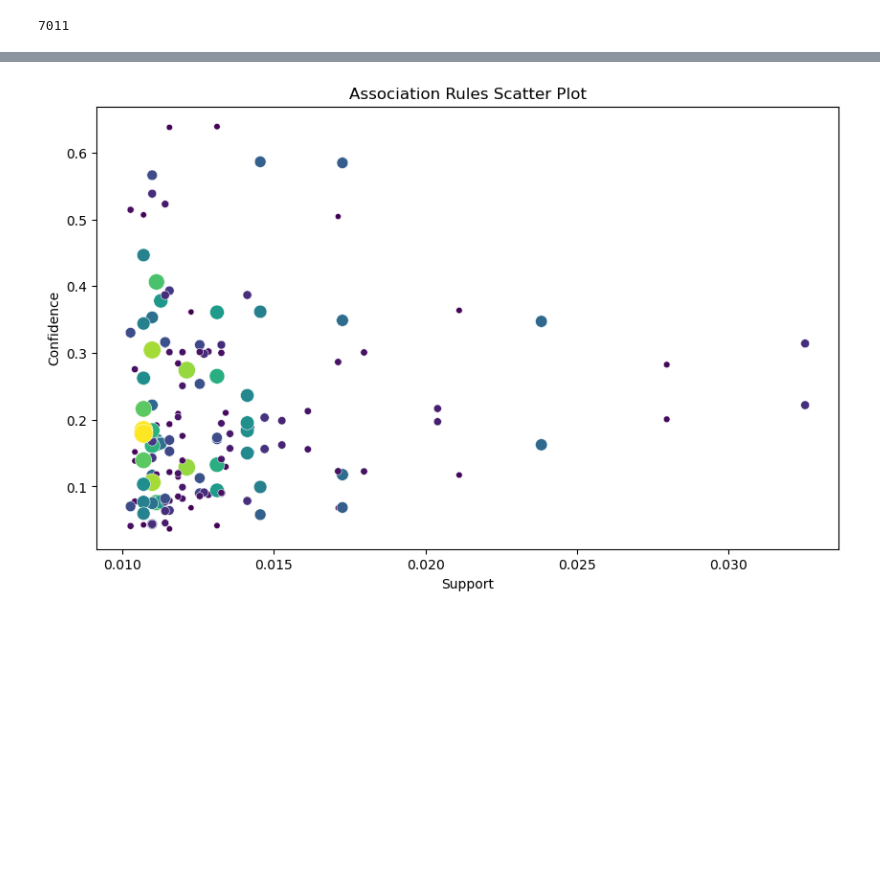
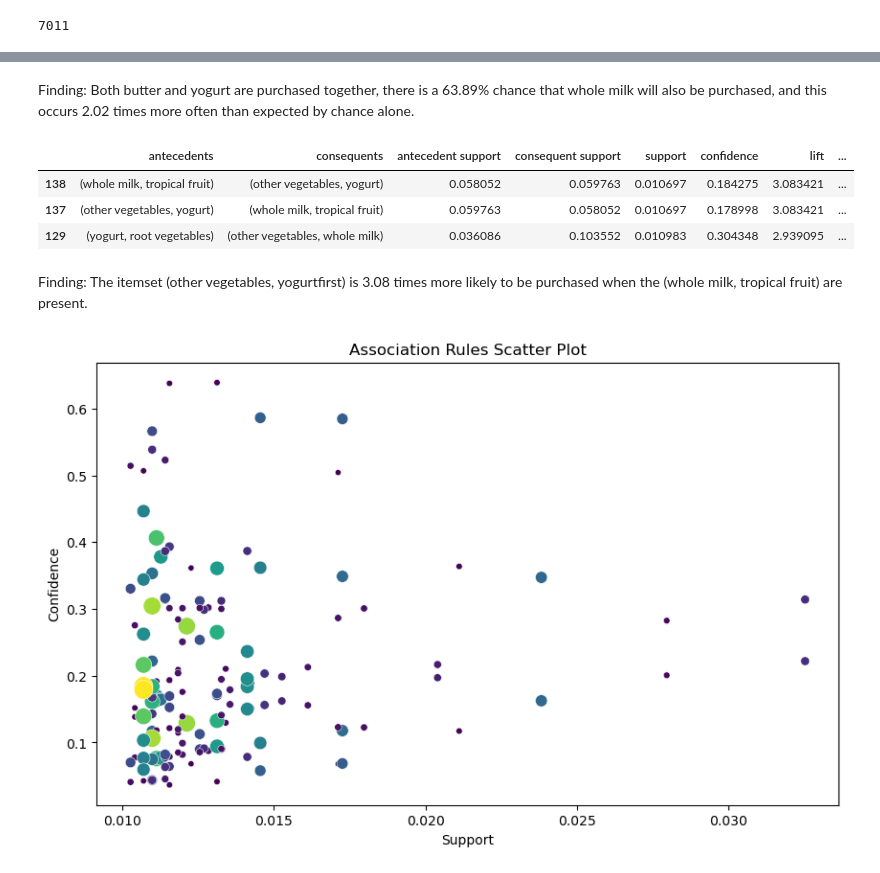
Before and after one commit to navya97singhal/Introduction-to-Machine-Learning_STA380, a Jupyter notebook: Q8 Association rule mining.ipynb, the cells around one changed output, grey strips where cells are left out. Saved outputs shown, nothing was run; the diff lists cells and outputs as text; code cells hidden in the pictures; blank space fills up the shorter version.

```diff
--- a/Q8 Association rule mining.ipynb
+++ b/Q8 Association rule mining.ipynb
@@ -87,3 +115,17 @@ rules
+# %% [markdown]
+Finding: Both butter and yogurt are purchased together, there is a 63.89% chance that whole milk will also be purchased, and this occurs 2.02 times more often than expected by chance alone.
+# %%
+# Sort the rules based on lift
+sorted_rules = rules.sort_values(by=['lift'], ascending=[False])
+# Display the sorted rules
+sorted_rules[:3]
+# %% [output]
+|  | antecedents | consequents | antecedent support | consequent support | support | confidence | lift | ... |
+| 138 | (whole milk, tropical fruit) | (other vegetables, yogurt) | 0.058052 | 0.059763 | 0.010697 | 0.184275 | 3.083421 | ... |
+| 137 | (other vegetables, yogurt) | (whole milk, tropical fruit) | 0.059763 | 0.058052 | 0.010697 | 0.178998 | 3.083421 | ... |
+| 129 | (yogurt, root vegetables) | (other vegetables, whole milk) | 0.036086 | 0.103552 | 0.010983 | 0.304348 | 2.939095 | ... |
+# %% [markdown]
+Finding: The itemset (other vegetables, yogurtfirst) is 3.08 times more likely to be purchased when the (whole milk, tropical fruit) are present.
 # %%
 plt.figure(figsize=(10, 6))
 sns.scatterplot(x='support', y='confidence', size='lift', hue='lift', data=rules, palette='viridis', sizes=(20, 200), legend=None)
```
Also changed, not shown: parts of 10 cells of this notebook.
